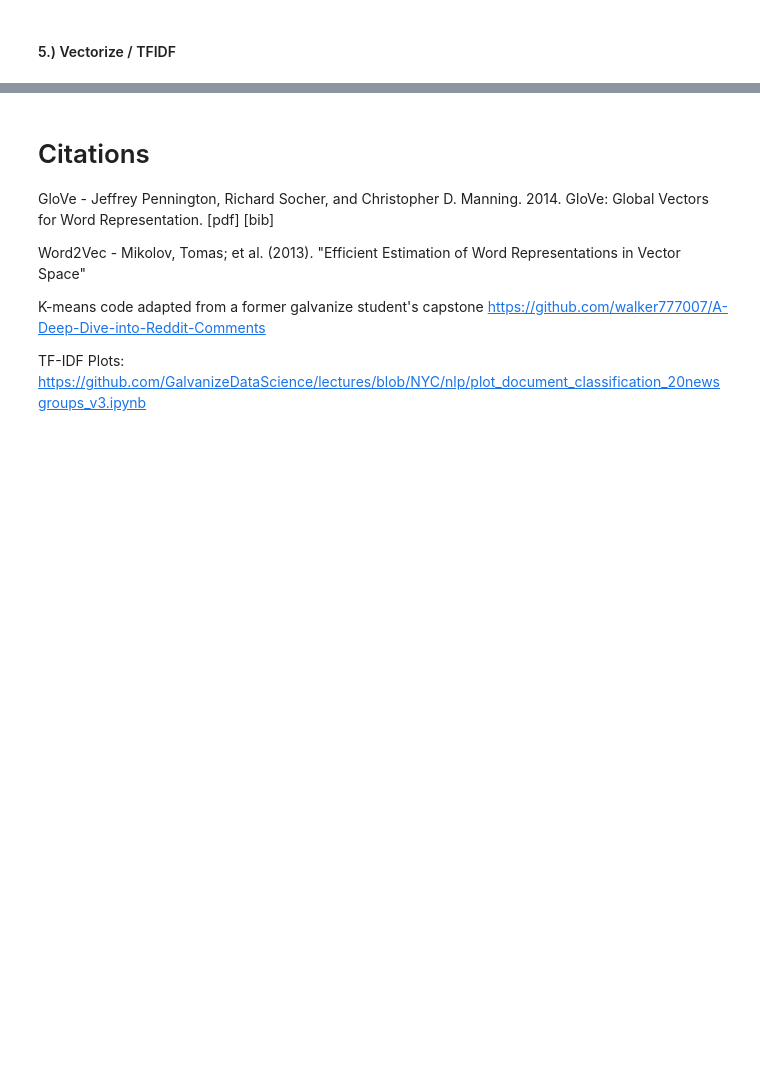
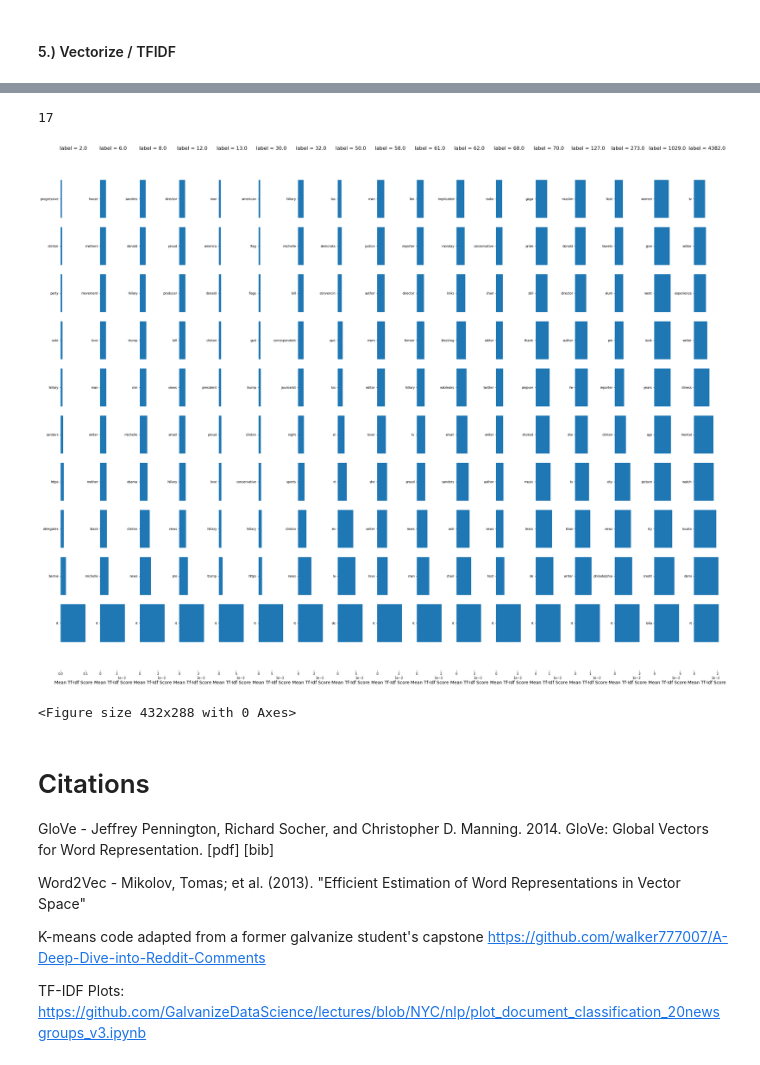
Before and after one commit to jakemull13/Network-Analysis-of-Political-Communites-on-Twitter, a Jupyter notebook: capstone_3.ipynb, the cells around one changed output, grey strips where cells are left out. Drawn from its saved outputs; the diff is of its cells as text; code cells hidden in the pictures; blank space fills up the shorter version.

```diff
--- a/capstone_3.ipynb
+++ b/capstone_3.ipynb
@@ -656,3 +670,36 @@ KeyboardInterrupt:
+# %%
+len(dfs)
+# %% [output]
+17
+# %%
+def plot_tfidf_classfeats_h(dfs):
+    ''' Plot the data frames returned by the function plot_tfidf_classfeats(). '''
+    fig = plt.figure(figsize=(36, 27), facecolor="w",)
+    x = np.arange(len(dfs[0]))
+    for i, df in enumerate(dfs):
+        ax = fig.add_subplot(1, len(dfs), i+1)
+        ax.spines["top"].set_visible(False)
+        ax.spines["right"].set_visible(False)
+        ax.set_frame_on(False)
+        ax.get_xaxis().tick_bottom()
+        ax.get_yaxis().tick_left()
+        ax.set_xlabel("Mean Tf-Idf Score", labelpad=16, fontsize=14)
+        ax.set_title("label = " + str(df.label), fontsize=16)
+        ax.ticklabel_format(axis='x', style='sci', scilimits=(-2,2))
+        ax.barh(x, df.tfidf, align='center')
+        ax.set_yticks(x)
+        ax.set_ylim([-1, x[-1]+1])
+        yticks = ax.set_yticklabels(df.feature)
+        plt.subplots_adjust(bottom=0.09, right=0.97, left=0.15, top=0.95, wspace=0.52)
+    plt.set_cmap('viridis')
+    plt.show()
+    plt.set_cmap('viridis')
+
+plot_tfidf_classfeats_h(dfs)
+plt.savefig('data/democrat/17_class_tfidf.png', dpi=240)
+# %% [output]
+[figure, added]
+<Figure size 432x288 with 0 Axes>
 # %% [markdown]
 # Citations
 GloVe - Jeffrey Pennington, Richard Socher, and Christopher D. Manning. 2014. GloVe: Global Vectors for Word Representation. [pdf] [bib]
```
Also changed, not shown: parts of 25 cells of this notebook, 1 other file.
